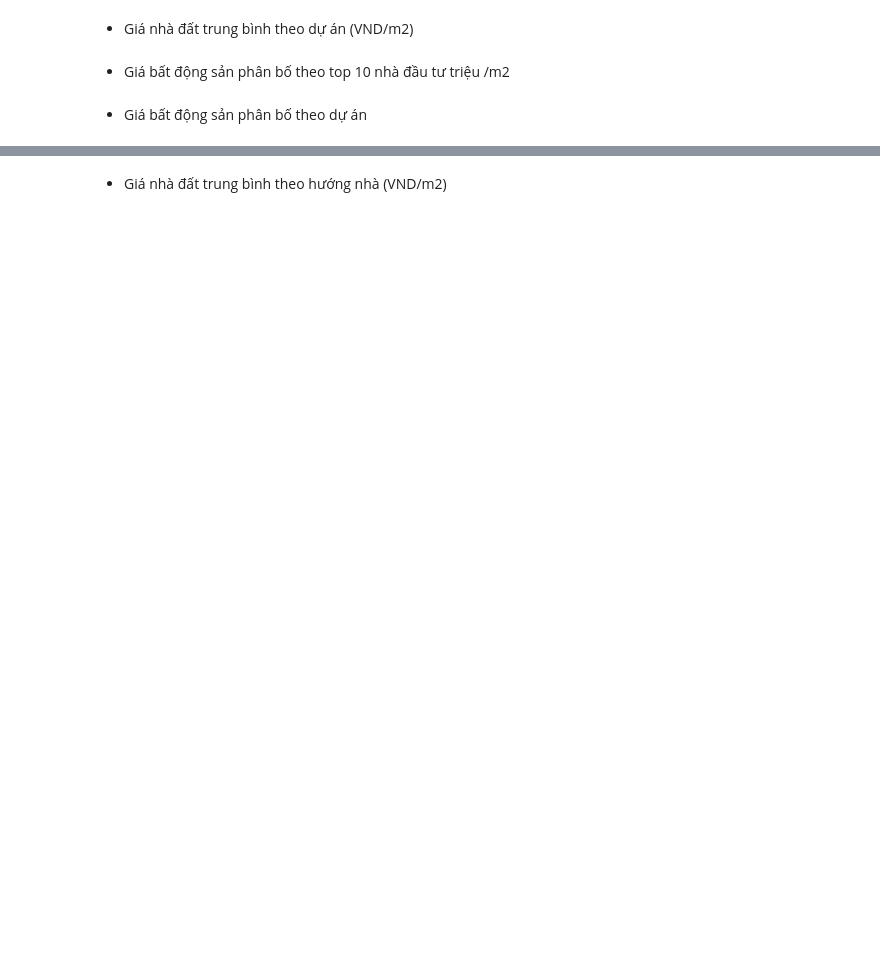
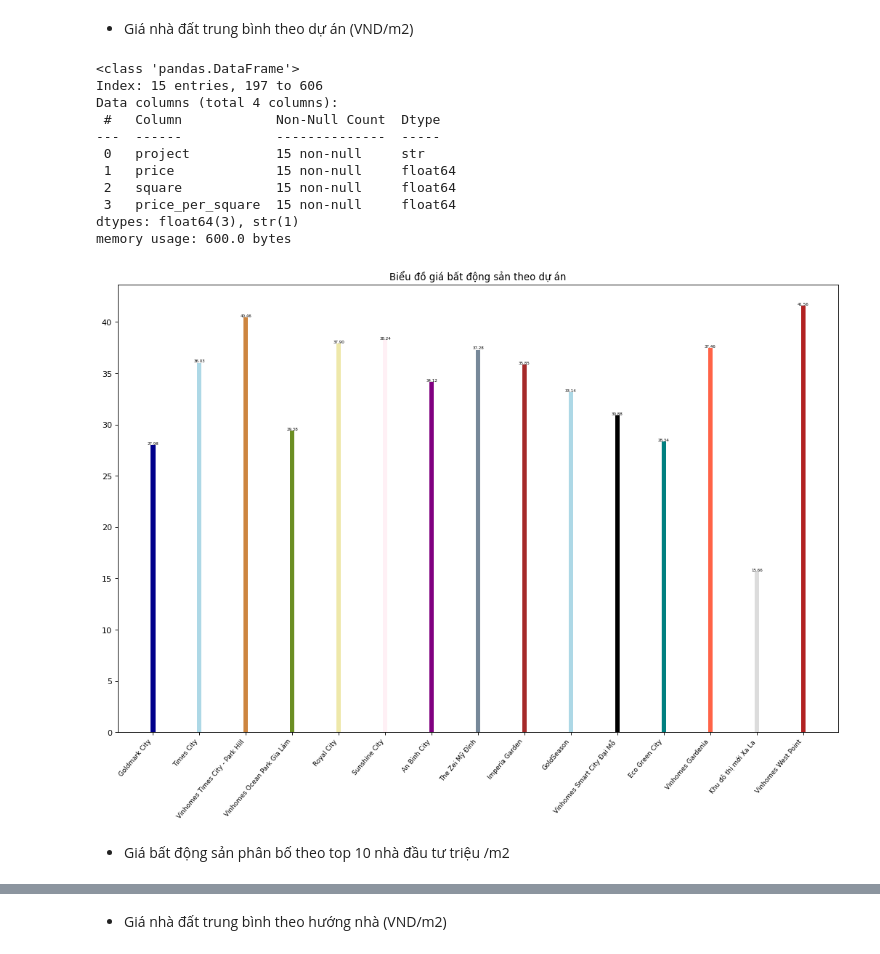
Before and after one commit to Cong123z/Machine-learning-trainning, a Jupyter notebook: HW/HW2/Visualize_RealEstate_Đề_bài.ipynb, the cells around one changed output, grey strips where cells are left out. Drawn from its saved outputs; the diff is of its cells as text; code cells hidden in the pictures; blank space fills up the shorter version.

```diff
--- a/HW/HW2/Visualize_RealEstate_Đề_bài.ipynb
+++ b/HW/HW2/Visualize_RealEstate_Đề_bài.ipynb
@@ -311,0 +322,22 @@ plt.show()
+# %%
+# Code ở đây
+df4=newdf.groupby('investor')
+df4=df4[['price','square']].sum().reset_index()
+df4['price_per_square']=df4['price']/df4['square']
+df4=df4.sort_values(by='price_per_square',ascending=False)# Sort theo value theo chiều giảm dần
+df4=df4.head(15)#Chỉ lấy 15 nhà đầu tư cao nhất
+df4.info()
+
+n = df4['investor'].unique().__len__()+1#Tạo các màu
+all_colors = list(plt.cm.colors.cnames.keys())
+random.seed(100)
+c = random.choices(all_colors, k=n)
+
+
+plt.figure(figsize=(16,10), dpi= 80)
+plt.bar(df4['investor'], df4['price_per_square'], color=c, width=.1)
+for i,val  in  enumerate(df4['price_per_square'].values):
+    plt.text(df4['investor'].iloc[i],val,f"{val:.2f}",horizontalalignment='center', verticalalignment='bottom', fontdict={'fontweight':500, 'size':5})
+plt.title("Biểu đồ giá bất động sản theo top 15 nhà đầu tư")
+plt.xticks(rotation=50,fontsize=4,horizontalalignment='right')#Xoay các số và giảm font chữ và nó bắt đầu từ bên phải cuối
+plt.show()
@@ -316,2 +359,37 @@ plt.show()
+# %%
+# Code ở đây
+df4=newdf.groupby('project')
+df4=df4[['price','square']].sum().reset_index()
+df4['price_per_square']=df4['price']/df4['square']
+df4=df4.sort_values(by='price',ascending=False)# Sort theo tổng số tiền của dự án theo chiều giảm dần
+df4=df4.head(15)#Lại chỉ lấy 15 dự án lớn nhất
+df4.info()
+
+n = df4['project'].unique().__len__()+1#Tạo các màu
+all_colors = list(plt.cm.colors.cnames.keys())
+random.seed(100)
+c = random.choices(all_colors, k=n)
+
+
+plt.figure(figsize=(16,10), dpi= 80)
+plt.bar(df4['project'], df4['price_per_square'], color=c, width=.1)
+for i,val  in  enumerate(df4['price_per_square'].values):
+    plt.text(i,val,f"{val:.2f}",horizontalalignment='center', verticalalignment='bottom', fontdict={'fontweight':500, 'size':5})
+plt.title("Biểu đồ giá bất động sản theo dự án")
+plt.xticks(rotation=50,fontsize=8,horizontalalignment='right')#Xoay các số và giảm font chữ
+plt.show()
+# %% [output]
+<class 'pandas.DataFrame'>
+Index: 15 entries, 197 to 606
+Data columns (total 4 columns):
+ #   Column            Non-Null Count  Dtype
+---  ------            --------------  -----
+ 0   project           15 non-null     str
+ 1   price             15 non-null     float64
+ 2   square            15 non-null     float64
+ 3   price_per_square  15 non-null     float64
+dtypes: float64(3), str(1)
+memory usage: 600.0 bytes
+[figure, added]
 # %% [markdown]
 * Giá bất động sản phân bố theo top 10 nhà đầu tư triệu /m2
@@ -320,2 +395,0 @@ plt.show()
-# %% [markdown]
-* Giá bất động sản phân bố theo dự án
```
Also changed, not shown: parts of 15 cells of this notebook.
